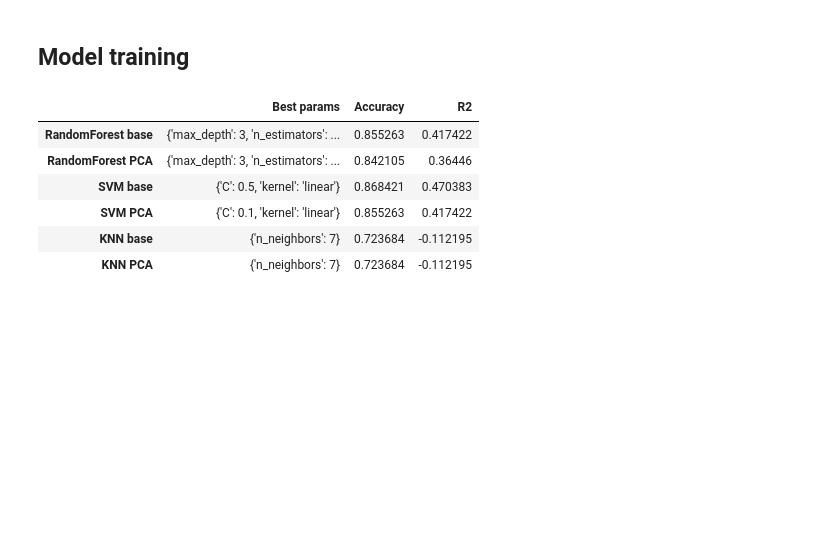
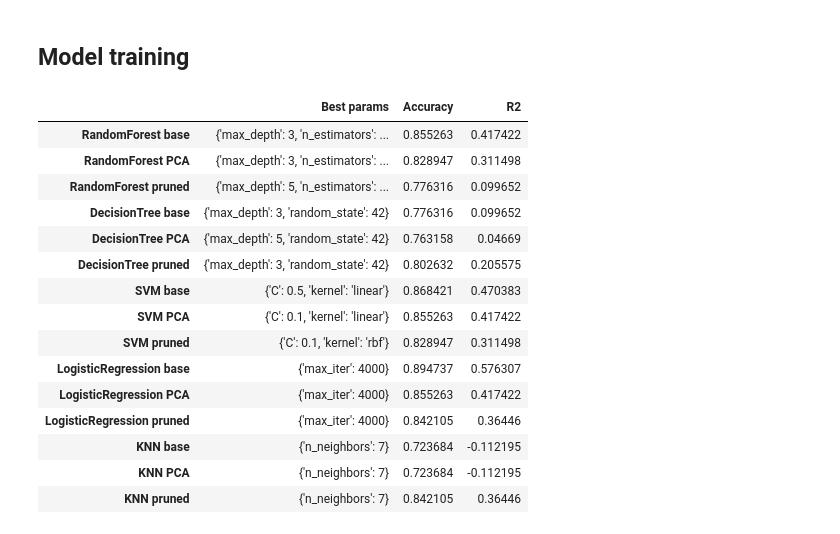
Before and after one commit to Omar-Mhd-Fadi-Zaraa/HeartDisease-Titanic-ML-Project, a Jupyter notebook: project.ipynb, the cells around one changed output. Saved outputs shown, nothing was run; the diff lists cells and outputs as text; code cells hidden in the pictures; blank space fills up the shorter version.

Commit message:
Heart disease data set done.

```diff
--- a/project.ipynb
+++ b/project.ipynb
@@ -111,4 +111,6 @@ plt.show()
 [106.97905333  15.87446784 -14.8615748    3.22380835  -0.24199978]
 [figure]
 # %%
-heart_df.groupby('thal')['thal'].count()
+xPruned = X.drop(list(y for x, y in enumerate(X.columns) if imp[x] <= 0.09), axis=1,inplace=False).copy()
+
+xPrunedTrain, xPrunedTest = train_test_split(xPruned, random_state=42)
@@ -133,57 +122,108 @@ xPcaTrain, xPcaTest = train_test_split(X_pca, random_state=42)
 from sklearn.svm import SVC
 from sklearn.linear_model import LogisticRegression
 from sklearn.neighbors import KNeighborsClassifier
+from sklearn.tree import DecisionTreeClassifier
 from sklearn.model_selection import GridSearchCV
-from sklearn.metrics import accuracy_score,r2_score
+from sklearn.metrics import accuracy_score, r2_score
+
 
 models = {
     "RandomForest": RandomForestClassifier(),
+    "DecisionTree": DecisionTreeClassifier(),
     "SVM": SVC(),
-    # "LogisticRegression": LogisticRegression(),
+    "LogisticRegression": LogisticRegression(),
     "KNN": KNeighborsClassifier(),
 }
 
 graph_params = {
     "RandomForest": {
         "n_estimators": [100, 200, 300],
         "max_depth": [3, 5, None],
         "random_state": [42],
     },
+    "DecisionTree": {"max_depth": [3, 5, None], "random_state": [42]},
     "SVM": {"C": [0.1, 0.5, 1], "kernel": ["linear", "poly", "rbf"]},
-    # "LogisticRegression": {"max_iter": [100, 150, 200]},
+    "LogisticRegression": {"max_iter": [4000, 5000, 6000]},
     "KNN": {"n_neighbors": [3, 5, 7]},
 }
 
-grid_res={}
+grid_res = {}
 for model in graph_params.keys():
     # Training on the base dataset
     gridBase = GridSearchCV(
-        estimator=models[model], param_grid=graph_params[model], cv=5, n_jobs=-1,error_score='raise'
+        estimator=models[model],
+        param_grid=graph_params[model],
+        cv=5,
+        n_jobs=-1,
+        error_score="raise",
+        scoring="r2",
     )
     gridBase.fit(xTrain, yTrain)
     bestModel = gridBase.best_estimator_
     yPred = bestModel.predict(xTest)
-    acc=accuracy_score(yTest,yPred)
-    r2=r2_score(yTest,yPred)
-    grid_res[f'{model} base']={'Best params':gridBase.best_params_,'Accuracy':acc,'R2':r2}
+    acc = accuracy_score(yTest, yPred)
+    r2 = r2_score(yTest, yPred)
+    grid_res[f"{model} base"] = {
+        "Best params": gridBase.best_params_,
+        "Accuracy": acc,
+        "R2": r2,
+    }
 
     # Training on PCA data
     gridPCA = GridSearchCV(
-        estimator=models[model], param_grid=graph_params[model], cv=5, n_jobs=-1,error_score='raise'
+        estimator=models[model],
+        param_grid=graph_params[model],
+        cv=5,
+        n_jobs=-1,
+        error_score="raise",
+        scoring="r2",
     )
     gridPCA.fit(xPcaTrain, yTrain)
     bestModel = gridPCA.best_estimator_
     yPred = bestModel.predict(xPcaTest)
-    acc=accuracy_score(yTest,yPred)
-    r2=r2_score(yTest,yPred)
-    grid_res[f'{model} PCA']={'Best params':gridPCA.best_params_,'Accuracy':acc,'R2':r2}
+    acc = accuracy_score(yTest, yPred)
+    r2 = r2_score(yTest, yPred)
+    grid_res[f"{model} PCA"] = {
+        "Best params": gridPCA.best_params_,
+        "Accuracy": acc,
+        "R2": r2,
+    }
+
+    # Training on pruned dataset
+    gridPruned = GridSearchCV(
+        estimator=models[model],
+        param_grid=graph_params[model],
+        cv=5,
+        n_jobs=-1,
+        error_score="raise",
+        scoring="r2",
+    )
+    gridPruned.fit(xPrunedTrain, yTrain)
+    bestModel = gridPruned.best_estimator_
+    yPred = bestModel.predict(xPrunedTest)
+    acc = accuracy_score(yTest, yPred)
+    r2 = r2_score(yTest, yPred)
+    grid_res[f"{model} pruned"] = {
+        "Best params": gridPruned.best_params_,
+        "Accuracy": acc,
+        "R2": r2,
+    }
 
 pd.DataFrame(grid_res).T
 # %% [output]
 |  | Best params | Accuracy | R2 |
 | RandomForest base | {'max_depth': 3, 'n_estimators': ... | 0.855263 | 0.417422 |
-| RandomForest PCA | {'max_depth': 3, 'n_estimators': ... | 0.842105 | 0.36446 |
+| RandomForest PCA | {'max_depth': 3, 'n_estimators': ... | 0.828947 | 0.311498 |
+| RandomForest pruned | {'max_depth': 5, 'n_estimators': ... | 0.776316 | 0.099652 |
+| DecisionTree base | {'max_depth': 3, 'random_state': 42} | 0.776316 | 0.099652 |
+| DecisionTree PCA | {'max_depth': 5, 'random_state': 42} | 0.763158 | 0.04669 |
+| DecisionTree pruned | {'max_depth': 3, 'random_state': 42} | 0.802632 | 0.205575 |
 | SVM base | {'C': 0.5, 'kernel': 'linear'} | 0.868421 | 0.470383 |
 | SVM PCA | {'C': 0.1, 'kernel': 'linear'} | 0.855263 | 0.417422 |
+| SVM pruned | {'C': 0.1, 'kernel': 'rbf'} | 0.828947 | 0.311498 |
+| LogisticRegression base | {'max_iter': 4000} | 0.894737 | 0.576307 |
+| LogisticRegression PCA | {'max_iter': 4000} | 0.855263 | 0.417422 |
+| LogisticRegression pruned | {'max_iter': 4000} | 0.842105 | 0.36446 |
 | KNN base | {'n_neighbors': 7} | 0.723684 | -0.112195 |
 | KNN PCA | {'n_neighbors': 7} | 0.723684 | -0.112195 |
+| KNN pruned | {'n_neighbors': 7} | 0.842105 | 0.36446 |
```
Also changed, not shown: parts of 2 cells of this notebook.
